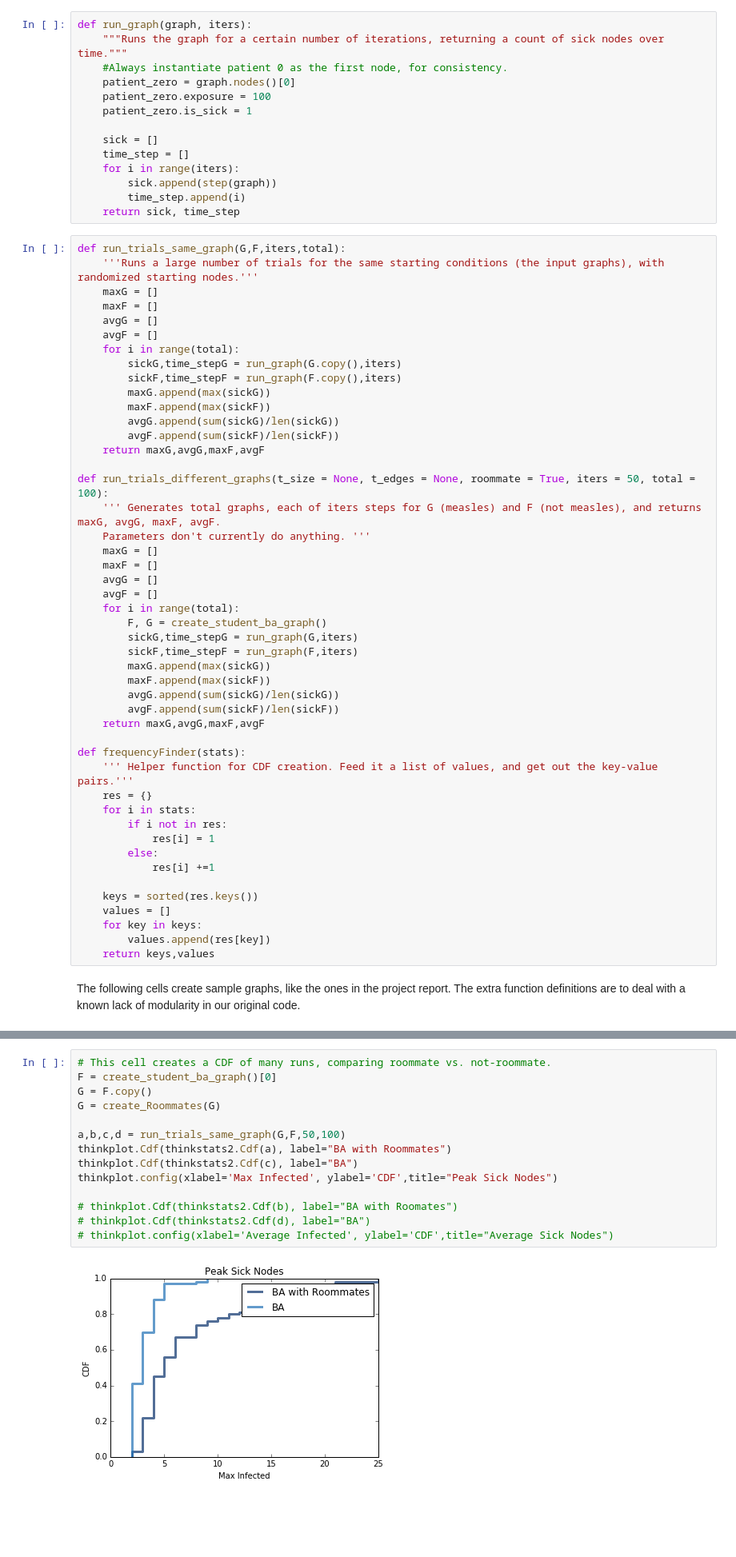
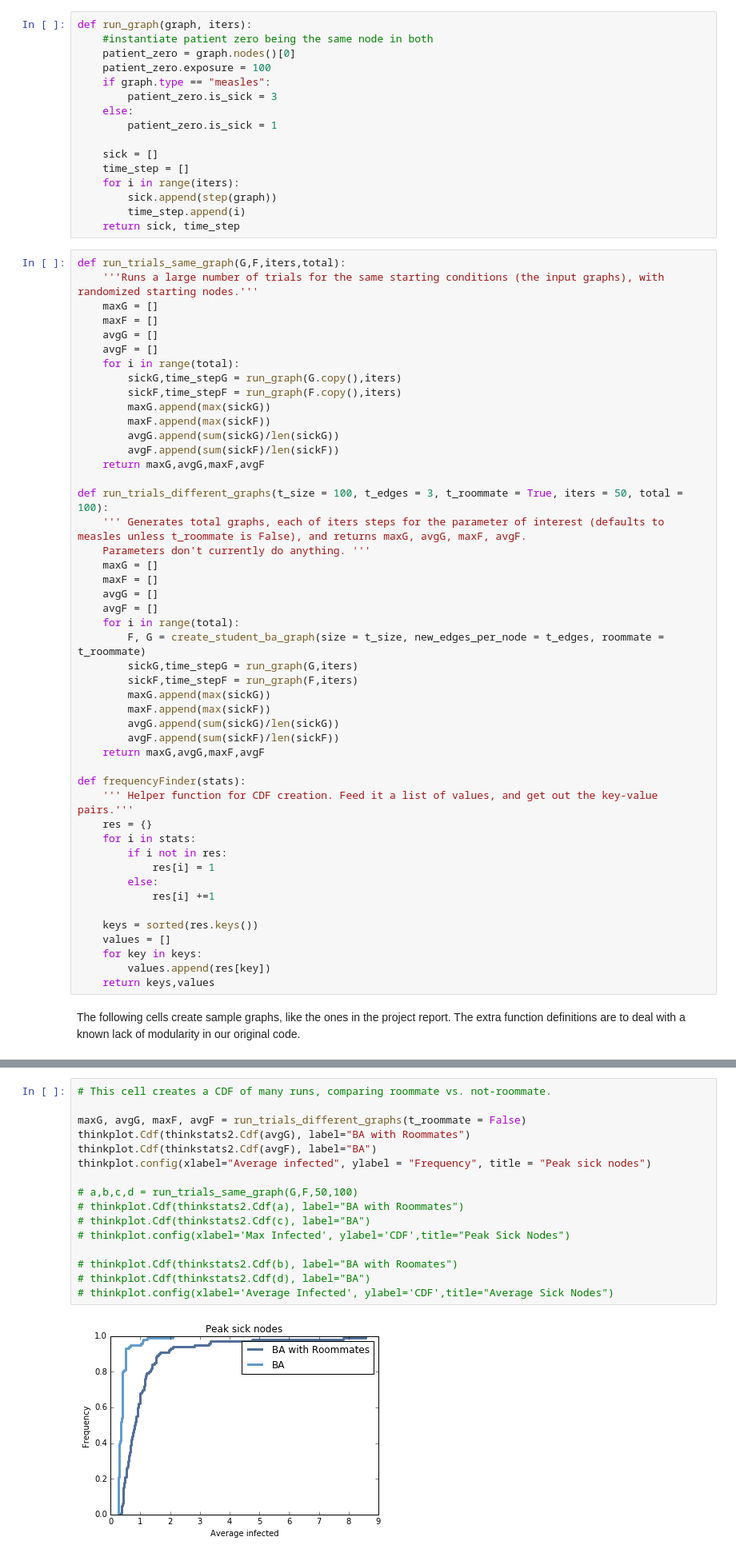
Before and after one commit to buttegab/FreshmanPlague, a Jupyter notebook: code/plague_functions.ipynb, the cells around one changed output, grey strips where cells are left out. Shown: that part at 80% size. Drawn from its saved outputs; the diff is of its cells as text; blank space fills up the shorter version.

Commit message:
Finalizing some of the report; got the measles CDFs working. Still no quarantine CDFs, but that should be fine.

```diff
--- a/code/plague_functions.ipynb
+++ b/code/plague_functions.ipynb
@@ -196,10 +231,12 @@ def step(G, quarantine_factor = 2, measles_factor = 3):
 # %%
 def run_graph(graph, iters):
-    """Runs the graph for a certain number of iterations, returning a count of sick nodes over time."""
-    #Always instantiate patient 0 as the first node, for consistency.
+    #instantiate patient zero being the same node in both
     patient_zero = graph.nodes()[0]
     patient_zero.exposure = 100
-    patient_zero.is_sick = 1
+    if graph.type == "measles":
+        patient_zero.is_sick = 3
+    else:
+        patient_zero.is_sick = 1
 
     sick = []
     time_step = []
@@ -223,15 +260,15 @@ def run_trials_same_graph(G,F,iters,total):
         avgF.append(sum(sickF)/len(sickF))
     return maxG,avgG,maxF,avgF
 
-def run_trials_different_graphs(t_size = None, t_edges = None, roommate = True, iters = 50, total = 100):
-    ''' Generates total graphs, each of iters steps for G (measles) and F (not measles), and returns maxG, avgG, maxF, avgF.
+def run_trials_different_graphs(t_size = 100, t_edges = 3, t_roommate = True, iters = 50, total = 100):
+    ''' Generates total graphs, each of iters steps for the parameter of interest (defaults to measles unless t_roommate is False), and returns maxG, avgG, maxF, avgF.
     Parameters don't currently do anything. '''
     maxG = []
     maxF = []
     avgG = []
     avgF = []
     for i in range(total):
-        F, G = create_student_ba_graph()
+        F, G = create_student_ba_graph(size = t_size, new_edges_per_node = t_edges, roommate = t_roommate)
         sickG,time_stepG = run_graph(G,iters)
         sickF,time_stepF = run_graph(F,iters)
         maxG.append(max(sickG))
@@ -359,16 +365,18 @@ thinkplot.config(xlabel='Average Infected', ylabel='CDF',title="Average Sick Nod
 # %%
 # This cell creates a CDF of many runs, comparing roommate vs. not-roommate.
-F = create_student_ba_graph()[0]
-G = F.copy()
-G = create_Roommates(G)
 
-a,b,c,d = run_trials_same_graph(G,F,50,100)
-thinkplot.Cdf(thinkstats2.Cdf(a), label="BA with Roommates")
-thinkplot.Cdf(thinkstats2.Cdf(c), label="BA")
-thinkplot.config(xlabel='Max Infected', ylabel='CDF',title="Peak Sick Nodes")
+maxG, avgG, maxF, avgF = run_trials_different_graphs(t_roommate = False)
+thinkplot.Cdf(thinkstats2.Cdf(avgG), label="BA with Roommates")
+thinkplot.Cdf(thinkstats2.Cdf(avgF), label="BA")
+thinkplot.config(xlabel="Average infected", ylabel = "Frequency", title = "Peak sick nodes")
+
+# a,b,c,d = run_trials_same_graph(G,F,50,100)
+# thinkplot.Cdf(thinkstats2.Cdf(a), label="BA with Roommates")
+# thinkplot.Cdf(thinkstats2.Cdf(c), label="BA")
+# thinkplot.config(xlabel='Max Infected', ylabel='CDF',title="Peak Sick Nodes")
 
 # thinkplot.Cdf(thinkstats2.Cdf(b), label="BA with Roomates")
 # thinkplot.Cdf(thinkstats2.Cdf(d), label="BA")
 # thinkplot.config(xlabel='Average Infected', ylabel='CDF',title="Average Sick Nodes")
 # %% [output]
-[figure, old version]
+[figure, new version]
```
Also changed, not shown: parts of 6 cells of this notebook, 14 other files.
